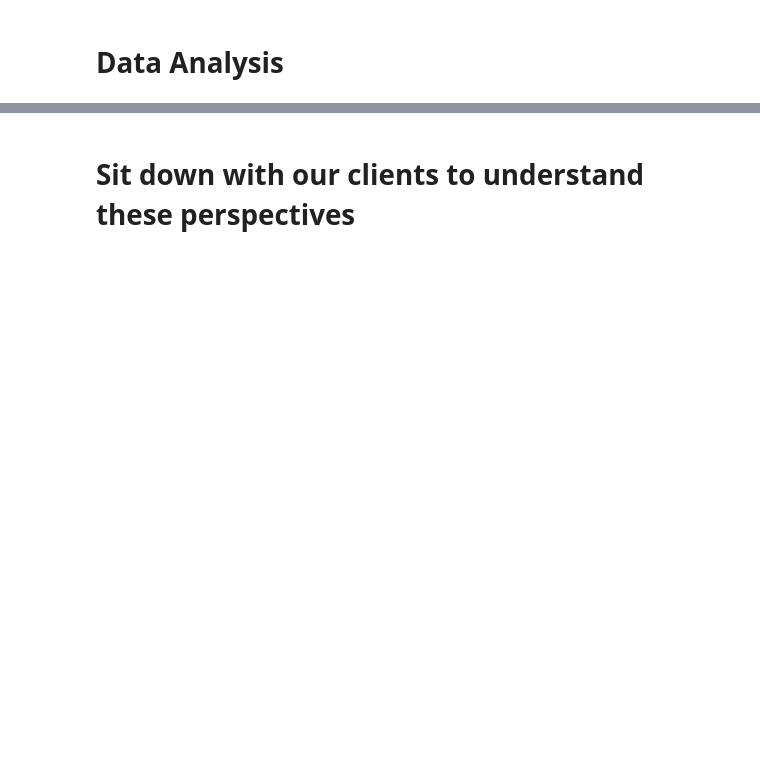
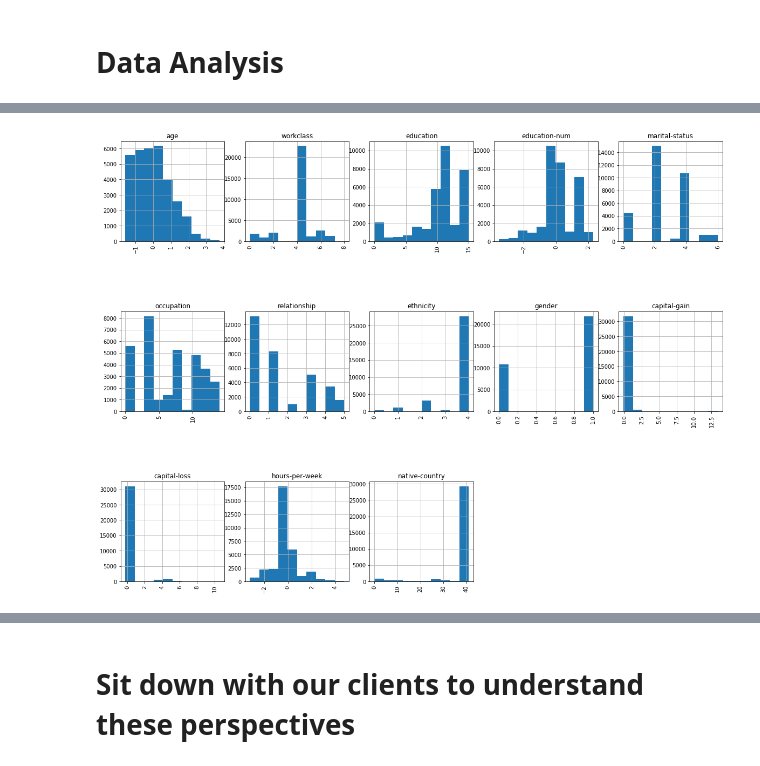
Before and after one commit to EthicalML/explainability-and-bias, a Jupyter notebook: KERAS CENSUS.ipynb, the cells around one changed output, grey strips where cells are left out. Drawn from its saved outputs; the diff is of its cells as text; code cells hidden in the pictures; blank space fills up the shorter version.

```diff
--- a/KERAS CENSUS.ipynb
+++ b/KERAS CENSUS.ipynb
@@ -271,15 +365,17 @@ df[target_column].value_counts().plot.barh()
 # %%
 fig = plt.figure(figsize=(20,15))
 cols = 5
-rows = math.ceil(float(df.shape[1]) / cols)
-for i, column in enumerate(df.columns):
+rows = math.ceil(float(X.shape[1]) / cols)
+for i, column in enumerate(X.columns):
     ax = fig.add_subplot(rows, cols, i + 1)
     ax.set_title(column)
-    if df.dtypes[column] == np.object:
-        df[column].value_counts().plot(kind="bar", axes=ax)
+    if X.dtypes[column] == np.object:
+        X[column].value_counts().plot(kind="bar", axes=ax)
     else:
-        df[column].hist(axes=ax)
+        X[column].hist(axes=ax)
         plt.xticks(rotation="vertical")
 plt.subplots_adjust(hspace=0.7, wspace=0.2)
+# %% [output]
+[figure, added]
 # %%
 df["gender"].value_counts().plot.barh()
```
Also changed, not shown: parts of 31 cells of this notebook, 2 other files.
